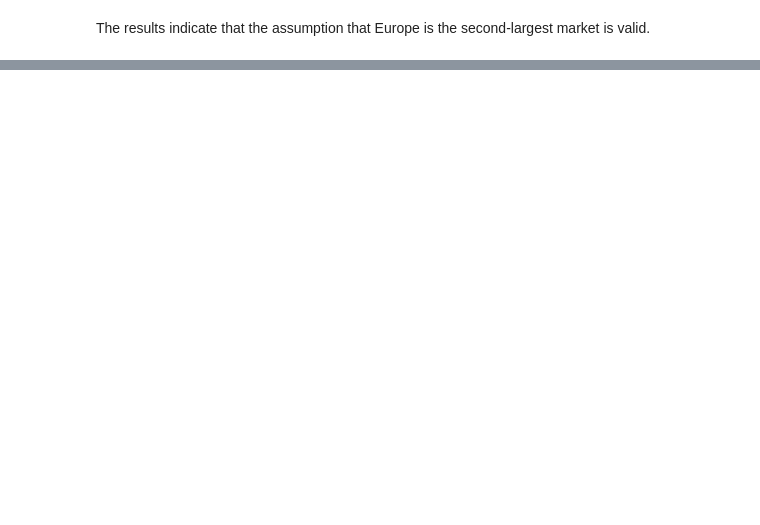
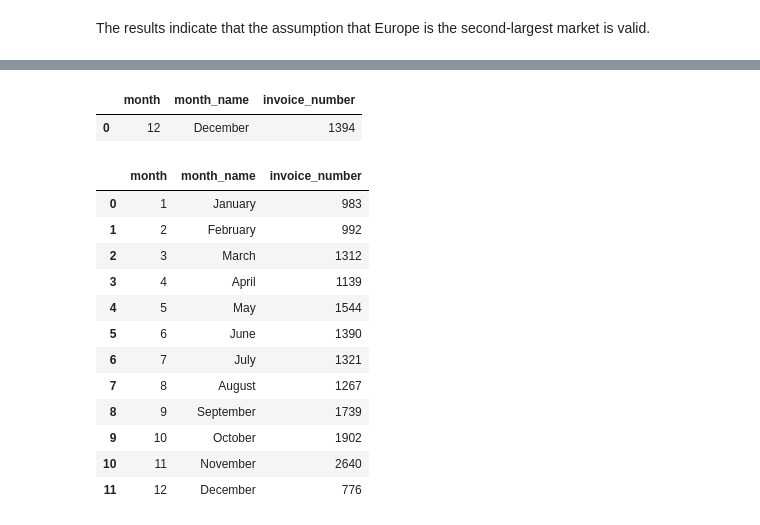
Before and after one commit to RV01011001/project_1-customer-segmentation, a Jupyter notebook: notebooks/03_exploratory_data_analysis.ipynb, the cells around one changed output, grey strips where cells are left out. Saved outputs shown, nothing was run; the diff lists cells and outputs as text; code cells hidden in the pictures; blank space fills up the shorter version.

```diff
--- a/notebooks/03_exploratory_data_analysis.ipynb
+++ b/notebooks/03_exploratory_data_analysis.ipynb
@@ -872,0 +871,13 @@ The results indicate that the assumption that Europe is the second-largest marke
+# %%
+df_time = df
+df_time['invoice_datetime'] = pd.to_datetime(df['invoice_datetime'])
+
+df_time['year'] = df['invoice_datetime'].dt.year
+
+df_time['month'] = df['invoice_datetime'].dt.month
+df_time['month_name'] = df['invoice_datetime'].dt.month_name()
+
+df_time['day_of_week'] = df['invoice_datetime'].dt.day_name()
+
+
+df_time.head()
@@ -872,0 +938,35 @@ The results indicate that the assumption that Europe is the second-largest marke
+# %%
+month_distribution_2010 = (
+    df_time[df_time['year'] == 2010]
+    .groupby(['month', 'month_name'])['invoice_number']
+    .nunique()
+    .reset_index()
+    .sort_values('month')
+)
+month_distribution_2010
+# %% [output]
+|  | month | month_name | invoice_number |
+| 0 | 12 | December | 1394 |
+# %%
+month_distribution_2011 = (
+    df_time[df_time['year'] == 2011]
+    .groupby(['month', 'month_name'])['invoice_number']
+    .nunique()
+    .reset_index()
+    .sort_values('month')
+)
+month_distribution_2011
+# %% [output]
+|  | month | month_name | invoice_number |
+| 0 | 1 | January | 983 |
+| 1 | 2 | February | 992 |
+| 2 | 3 | March | 1312 |
+| 3 | 4 | April | 1139 |
+| 4 | 5 | May | 1544 |
+| 5 | 6 | June | 1390 |
+| 6 | 7 | July | 1321 |
+| 7 | 8 | August | 1267 |
+| 8 | 9 | September | 1739 |
+| 9 | 10 | October | 1902 |
+| 10 | 11 | November | 2640 |
+| 11 | 12 | December | 776 |
```
Also changed, not shown: parts of 14 cells of this notebook.
